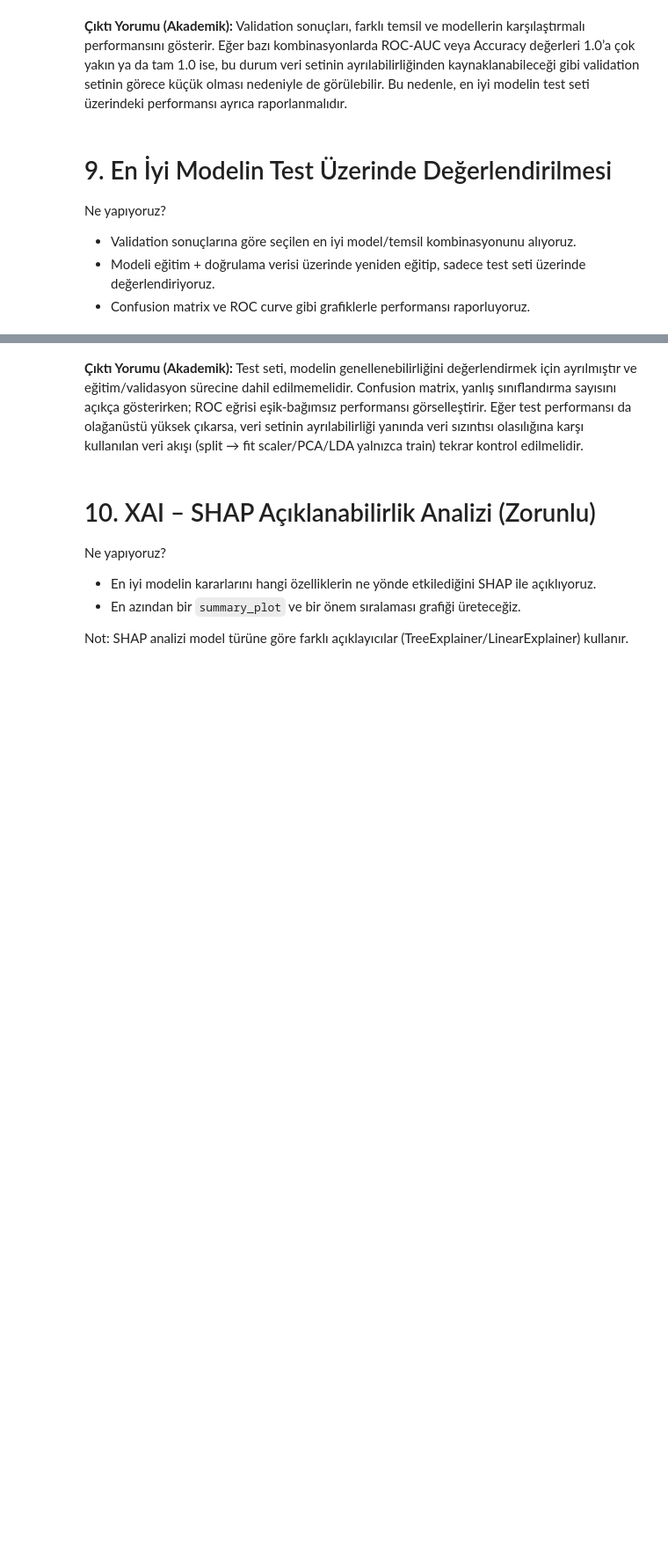
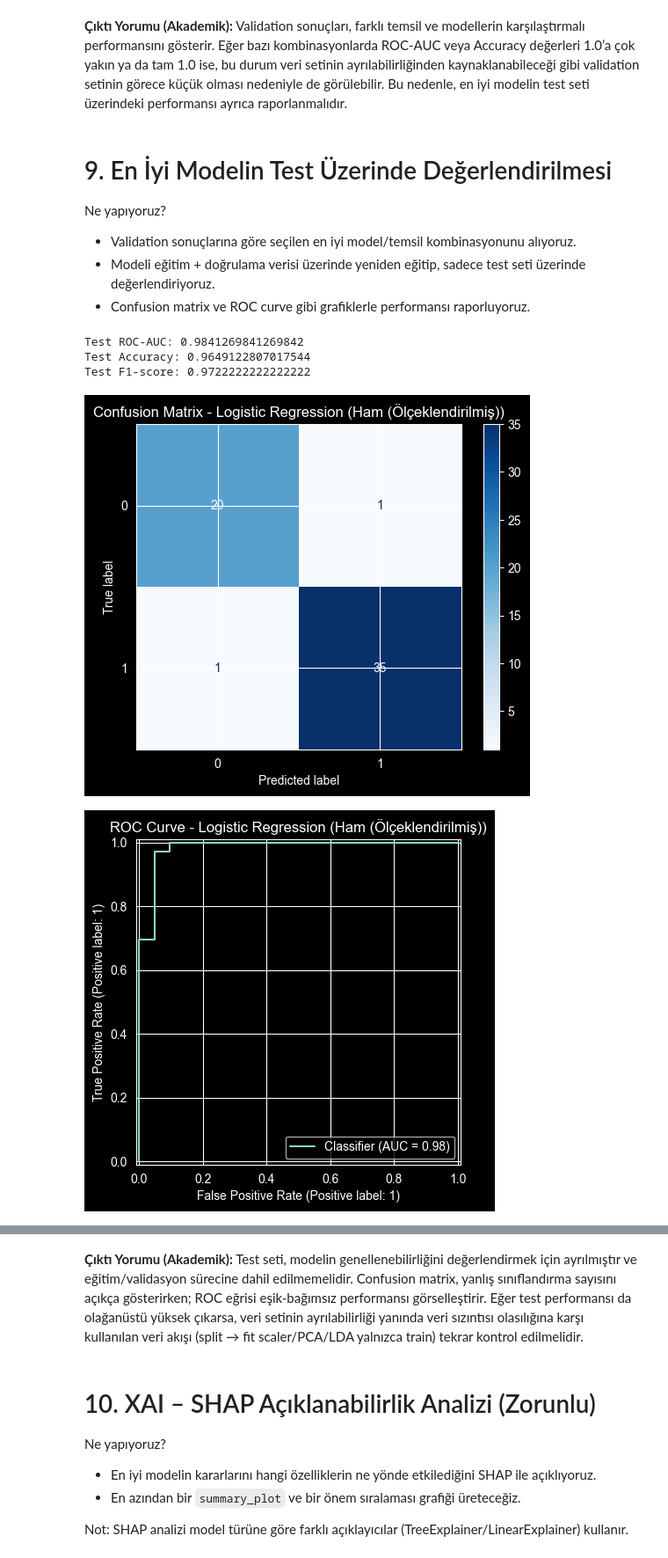
Before and after one commit to barisaykent-spec/ML_Exam_Folder, a Jupyter notebook: notebooks/01_breast_cancer_baslangic.ipynb, the cells around one changed output, grey strips where cells are left out. Shown at 88% size. Saved outputs shown, nothing was run; the diff lists cells and outputs as text; code cells hidden in the pictures; blank space fills up the shorter version.

```diff
--- a/notebooks/01_breast_cancer_baslangic.ipynb
+++ b/notebooks/01_breast_cancer_baslangic.ipynb
@@ -568,34 +841,66 @@ Ne yapıyoruz?
 - Modeli eğitim + doğrulama verisi üzerinde yeniden eğitip, sadece test seti üzerinde değerlendiriyoruz.
 - Confusion matrix ve ROC curve gibi grafiklerle performansı raporluyoruz.
 # %%
-from sklearn.metrics import confusion_matrix, ConfusionMatrixDisplay, RocCurveDisplay
+from sklearn.metrics import (
+    confusion_matrix,
+    ConfusionMatrixDisplay,
+    RocCurveDisplay,
+    roc_auc_score,
+    accuracy_score,
+    f1_score
+)
 import matplotlib.pyplot as plt
+import pandas as pd
 
 def temsil_verisini_getir(temsil_adi):
     Xtr, ytr, Xva, yva, Xte, yte = veri_temsilleri[temsil_adi]
     return Xtr, ytr, Xva, yva, Xte, yte
 
 secili_temsil = en_iyi_satir['temsil']
 secili_model_adi = en_iyi_satir['model']
 
 Xtr, ytr, Xva, yva, Xte, yte = temsil_verisini_getir(secili_temsil)
 
-# Train + Validation birleştirerek yeniden eğitim
-if hasattr(Xtr, 'values'):
-    X_trainval = np.vstack([Xtr.values, Xva.values])
-else:
-    X_trainval = np.vstack([Xtr, Xva])
+# Train + Validation setlerini birleştirerek final modeli yeniden eğit
+# DataFrame yapısını korumak için pd.concat kullanıyoruz
+X_trainval = pd.concat([Xtr, Xva], axis=0)
 y_trainval = pd.concat([ytr, yva], axis=0)
 
+# Final modeli seç ve eğit
 model_final = modeller[secili_model_adi]
 model_final.fit(X_trainval, y_trainval)
 
+# Test tahminleri
 y_test_pred = model_final.predict(Xte)
-y_test_prob = model_final.predict_proba(Xte)[:, 1] if hasattr(model_final, 'predict_proba') else y_test_pred
 
+# Olasılık tahmini varsa ROC-AUC için kullan
+if hasattr(model_final, 'predict_proba'):
+    y_test_prob = model_final.predict_proba(Xte)[:, 1]
+else:
+    y_test_prob = y_test_pred
+
+# Test metrikleri
 print('Test ROC-AUC:', roc_auc_score(yte, y_test_prob))
 print('Test Accuracy:', accuracy_score(yte, y_test_pred))
 print('Test F1-score:', f1_score(yte, y_test_pred))
+
+# Confusion Matrix
+cm = confusion_matrix(yte, y_test_pred)
+disp = ConfusionMatrixDisplay(confusion_matrix=cm)
+disp.plot(cmap='Blues')
+plt.title(f'Confusion Matrix - {secili_model_adi} ({secili_temsil})')
+plt.show()
+
+# ROC Curve
+RocCurveDisplay.from_predictions(yte, y_test_prob)
+plt.title(f'ROC Curve - {secili_model_adi} ({secili_temsil})')
+plt.show()
+# %% [output]
+Test ROC-AUC: 0.9841269841269842
+Test Accuracy: 0.9649122807017544
+Test F1-score: 0.9722222222222222
+[figure, added]
+[figure, added]
 # %%
 # Confusion Matrix
 cm = confusion_matrix(yte, y_test_pred)
```
Also changed, not shown: parts of 34 cells of this notebook.
